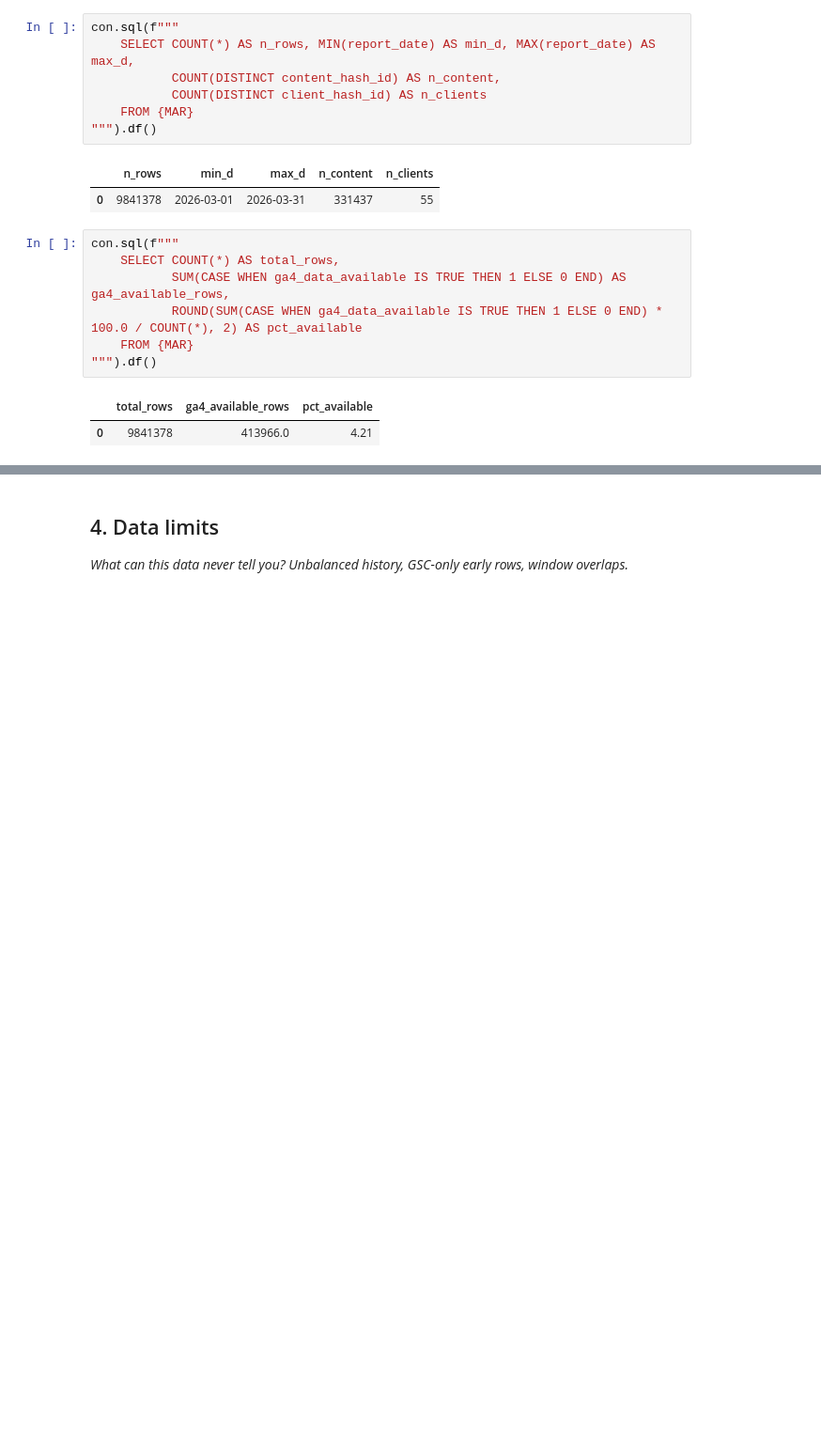
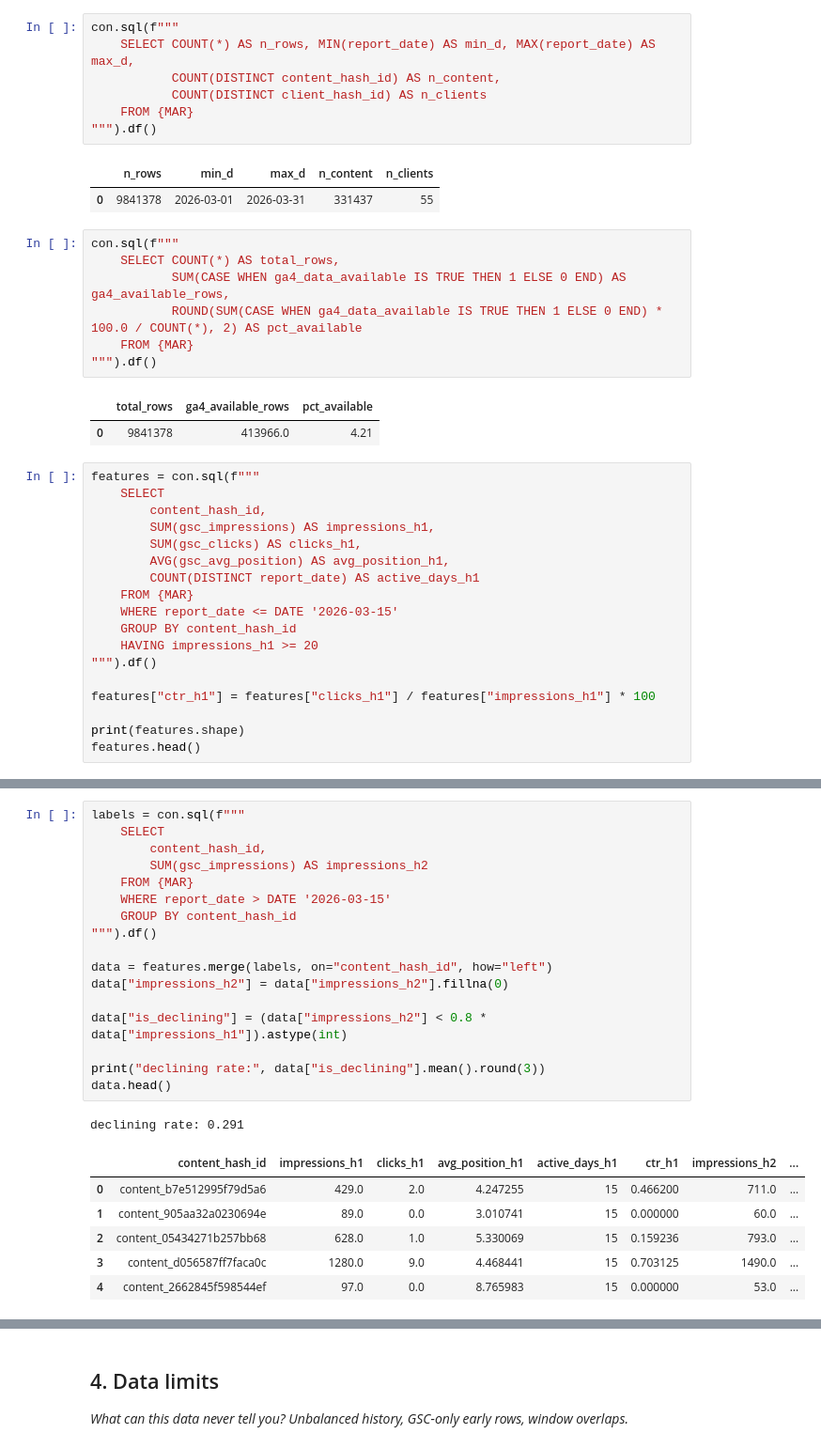
Before and after one commit to M-Sheheryar-khan/FlyRank-ML-Internship-Starter-Repo, a Jupyter notebook: work/notebooks/w03_data_contract.ipynb, the cells around one changed output, grey strips where cells are left out. Shown at 94% size. Saved outputs shown, nothing was run; the diff lists cells and outputs as text; blank space fills up the shorter version.

```diff
--- a/work/notebooks/w03_data_contract.ipynb
+++ b/work/notebooks/w03_data_contract.ipynb
@@ -126,3 +126,21 @@ con.sql(f"""
 # %% [output]
 |  | total_rows | ga4_available_rows | pct_available |
 | 0 | 9841378 | 413966.0 | 4.21 |
+# %%
+features = con.sql(f"""
+    SELECT
+        content_hash_id,
+        SUM(gsc_impressions) AS impressions_h1,
+        SUM(gsc_clicks) AS clicks_h1,
+        AVG(gsc_avg_position) AS avg_position_h1,
+        COUNT(DISTINCT report_date) AS active_days_h1
+    FROM {MAR}
+    WHERE report_date <= DATE '2026-03-15'
+    GROUP BY content_hash_id
+    HAVING impressions_h1 >= 20
+""").df()
+
+features["ctr_h1"] = features["clicks_h1"] / features["impressions_h1"] * 100
+
+print(features.shape)
+features.head()
@@ -128,0 +161,25 @@ con.sql(f"""
+# %%
+labels = con.sql(f"""
+    SELECT
+        content_hash_id,
+        SUM(gsc_impressions) AS impressions_h2
+    FROM {MAR}
+    WHERE report_date > DATE '2026-03-15'
+    GROUP BY content_hash_id
+""").df()
+
+data = features.merge(labels, on="content_hash_id", how="left")
+data["impressions_h2"] = data["impressions_h2"].fillna(0)
+
+data["is_declining"] = (data["impressions_h2"] < 0.8 * data["impressions_h1"]).astype(int)
+
+print("declining rate:", data["is_declining"].mean().round(3))
+data.head()
+# %% [output]
+declining rate: 0.291
+|  | content_hash_id | impressions_h1 | clicks_h1 | avg_position_h1 | active_days_h1 | ctr_h1 | impressions_h2 | ... |
+| 0 | content_b7e512995f79d5a6 | 429.0 | 2.0 | 4.247255 | 15 | 0.466200 | 711.0 | ... |
+| 1 | content_905aa32a0230694e | 89.0 | 0.0 | 3.010741 | 15 | 0.000000 | 60.0 | ... |
+| 2 | content_05434271b257bb68 | 628.0 | 1.0 | 5.330069 | 15 | 0.159236 | 793.0 | ... |
+| 3 | content_d056587ff7faca0c | 1280.0 | 9.0 | 4.468441 | 15 | 0.703125 | 1490.0 | ... |
+| 4 | content_2662845f598544ef | 97.0 | 0.0 | 8.765983 | 15 | 0.000000 | 53.0 | ... |
```
Also changed, not shown: parts of 8 cells of this notebook.
